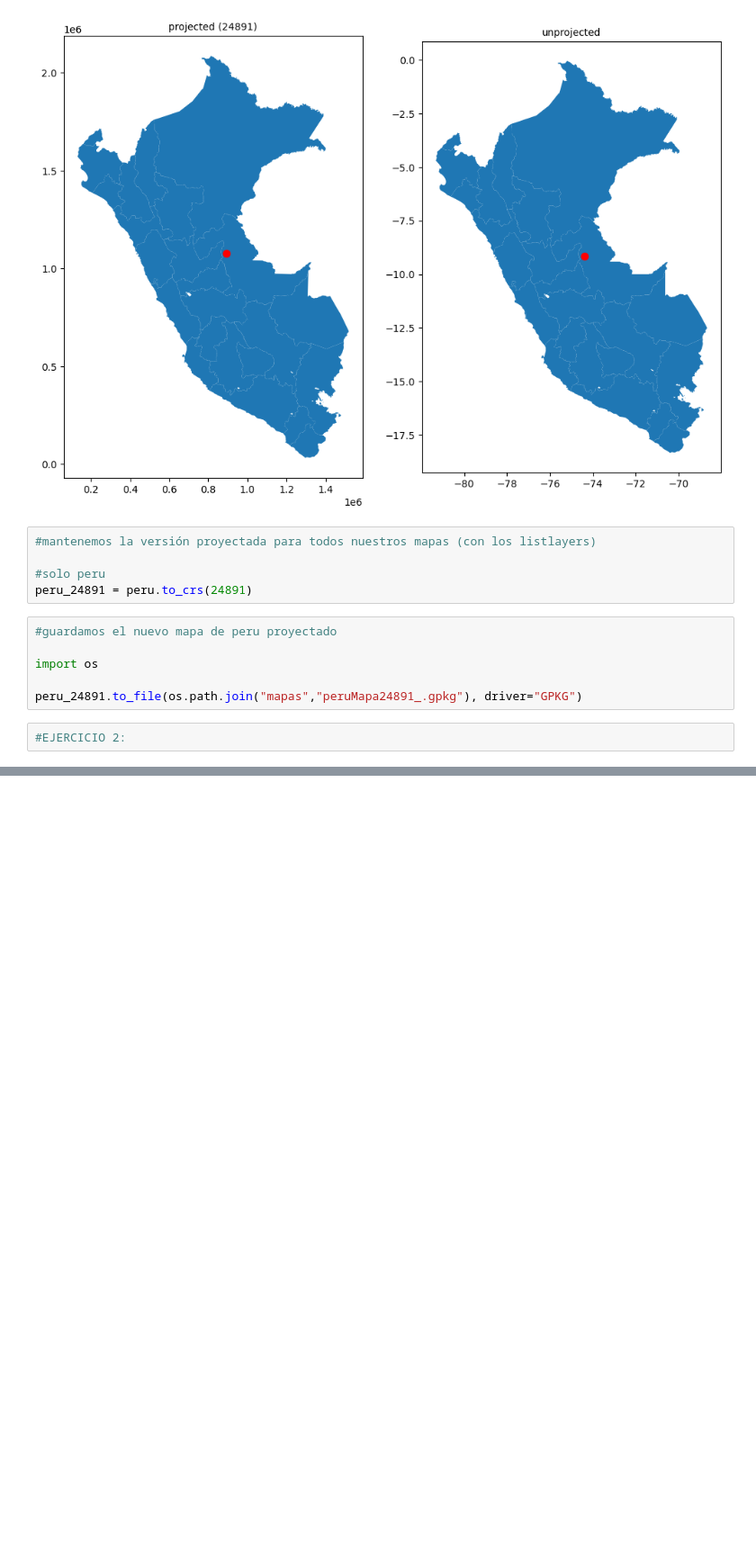
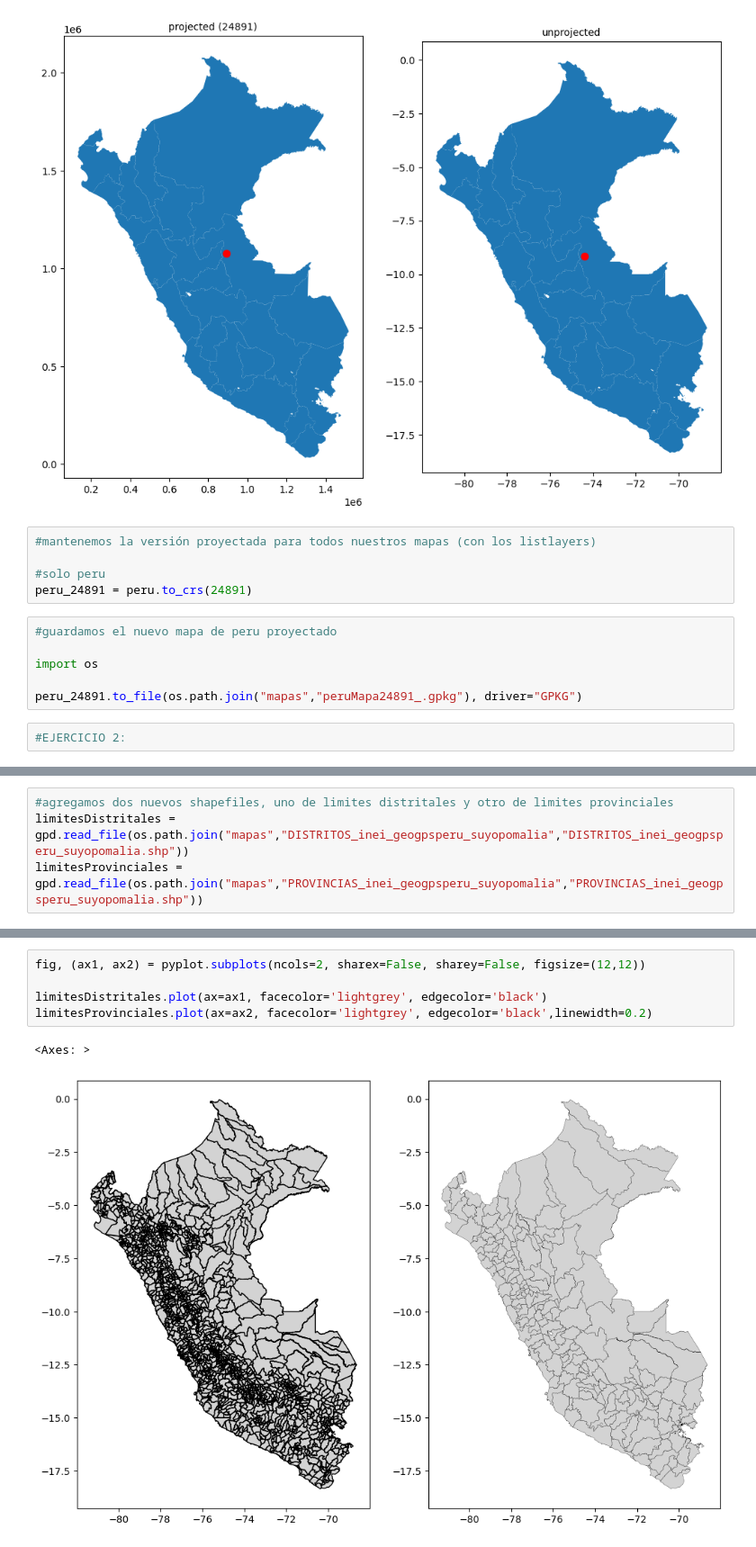
Before and after one commit to thiagoDali/preprocesamientoPeru, a Jupyter notebook: codigo_preprocesamiento.ipynb, the cells around one changed output, grey strips where cells are left out. Shown at 90% size. Cells and saved outputs as stored; diff of their text form; blank space fills up the shorter version.

```diff
--- a/codigo_preprocesamiento.ipynb
+++ b/codigo_preprocesamiento.ipynb
@@ -162,0 +269,4 @@ peru_24891.to_file(os.path.join("mapas","peruMapa24891_.gpkg"), driver="GPKG")
+# %%
+#agregamos dos nuevos shapefiles, uno de limites distritales y otro de limites provinciales
+limitesDistritales = gpd.read_file(os.path.join("mapas","DISTRITOS_inei_geogpsperu_suyopomalia","DISTRITOS_inei_geogpsperu_suyopomalia.shp"))
+limitesProvinciales = gpd.read_file(os.path.join("mapas","PROVINCIAS_inei_geogpsperu_suyopomalia","PROVINCIAS_inei_geogpsperu_suyopomalia.shp"))
@@ -162,0 +293,8 @@ peru_24891.to_file(os.path.join("mapas","peruMapa24891_.gpkg"), driver="GPKG")
+# %%
+fig, (ax1, ax2) = pyplot.subplots(ncols=2, sharex=False, sharey=False, figsize=(12,12))
+
+limitesDistritales.plot(ax=ax1, facecolor='lightgrey', edgecolor='black')
+limitesProvinciales.plot(ax=ax2, facecolor='lightgrey', edgecolor='black',linewidth=0.2)
+# %% [output]
+<Axes: >
+[figure, added]
```
Also changed, not shown: parts of 25 cells of this notebook, 17 other files.
